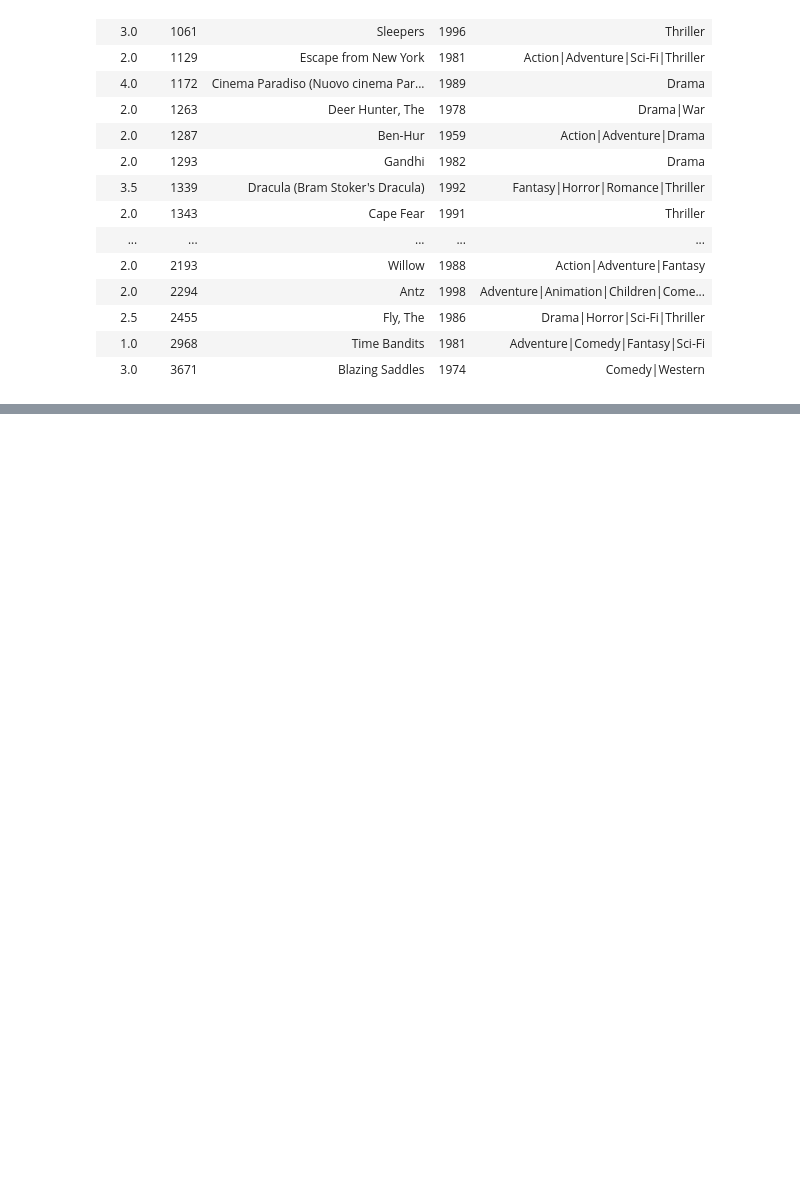
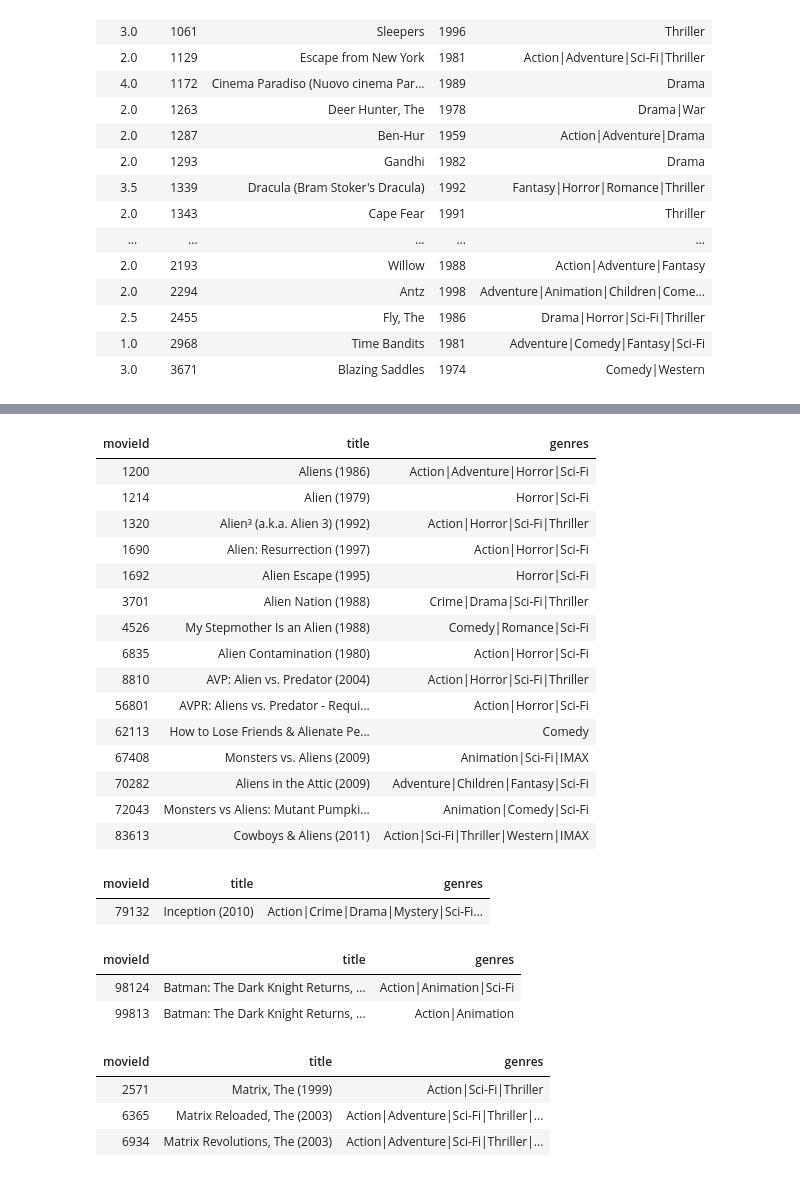
Before and after one commit to Data-Science-FMI/introduction-to-data-science-2017, a Jupyter notebook: labs/lab_5/movie_recommendation.ipynb, the cells around one changed output, grey strips where cells are left out. Drawn from its saved outputs; the diff is of its cells as text; code cells hidden in the pictures; blank space fills up the shorter version.

```diff
--- a/labs/lab_5/movie_recommendation.ipynb
+++ b/labs/lab_5/movie_recommendation.ipynb
@@ -580,0 +610,20 @@ recom_result
+# %%
+movies_with_ratings %>%
+  filter(str_detect(title, 'Alien'))
+# %% [output]
+| movieId | title | genres |
+| 1200 | Aliens (1986) | Action|Adventure|Horror|Sci-Fi |
+| 1214 | Alien (1979) | Horror|Sci-Fi |
+| 1320 | Alien³ (a.k.a. Alien 3) (1992) | Action|Horror|Sci-Fi|Thriller |
+| 1690 | Alien: Resurrection (1997) | Action|Horror|Sci-Fi |
+| 1692 | Alien Escape (1995) | Horror|Sci-Fi |
+| 3701 | Alien Nation (1988) | Crime|Drama|Sci-Fi|Thriller |
+| 4526 | My Stepmother Is an Alien (1988) | Comedy|Romance|Sci-Fi |
+| 6835 | Alien Contamination (1980) | Action|Horror|Sci-Fi |
+| 8810 | AVP: Alien vs. Predator (2004) | Action|Horror|Sci-Fi|Thriller |
+| 56801 | AVPR: Aliens vs. Predator - Requi... | Action|Horror|Sci-Fi |
+| 62113 | How to Lose Friends & Alienate Pe... | Comedy |
+| 67408 | Monsters vs. Aliens (2009) | Animation|Sci-Fi|IMAX |
+| 70282 | Aliens in the Attic (2009) | Adventure|Children|Fantasy|Sci-Fi |
+| 72043 | Monsters vs Aliens: Mutant Pumpki... | Animation|Comedy|Sci-Fi |
+| 83613 | Cowboys & Aliens (2011) | Action|Sci-Fi|Thriller|Western|IMAX |
@@ -580,0 +640,6 @@ recom_result
+# %%
+movies_with_ratings %>%
+  filter(str_detect(title, 'Inception'))
+# %% [output]
+| movieId | title | genres |
+| 79132 | Inception (2010) | Action|Crime|Drama|Mystery|Sci-Fi... |
@@ -580,0 +648,7 @@ recom_result
+# %%
+movies_with_ratings %>%
+  filter(str_detect(title, 'The Dark Knight'))
+# %% [output]
+| movieId | title | genres |
+| 98124 | Batman: The Dark Knight Returns, ... | Action|Animation|Sci-Fi |
+| 99813 | Batman: The Dark Knight Returns, ... | Action|Animation |
@@ -580,0 +658,8 @@ recom_result
+# %%
+movies_with_ratings %>%
+  filter(str_detect(title, 'Matrix'))
+# %% [output]
+| movieId | title | genres |
+| 2571 | Matrix, The (1999) | Action|Sci-Fi|Thriller |
+| 6365 | Matrix Reloaded, The (2003) | Action|Adventure|Sci-Fi|Thriller|... |
+| 6934 | Matrix Revolutions, The (2003) | Action|Adventure|Sci-Fi|Thriller|... |
```
Also changed, not shown: parts of 23 cells of this notebook.
